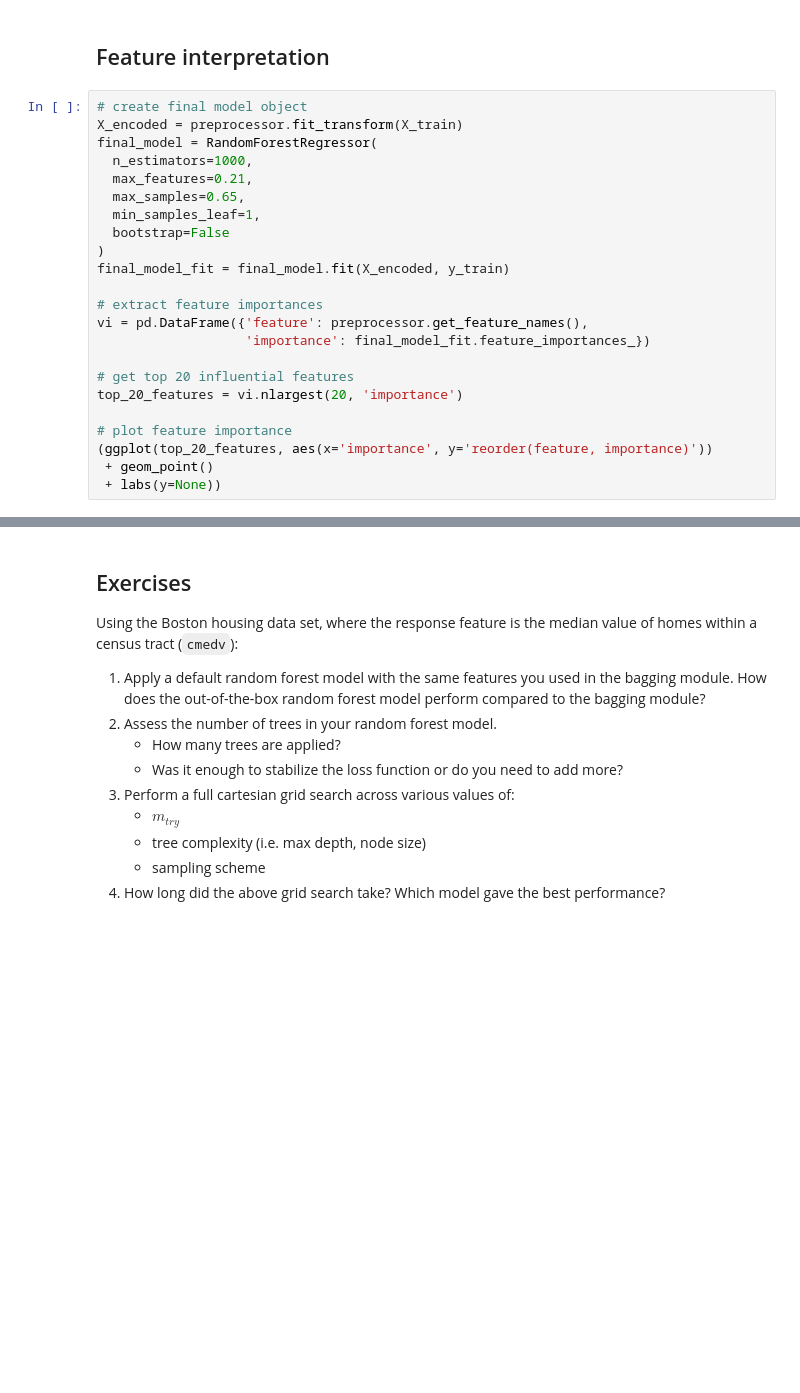
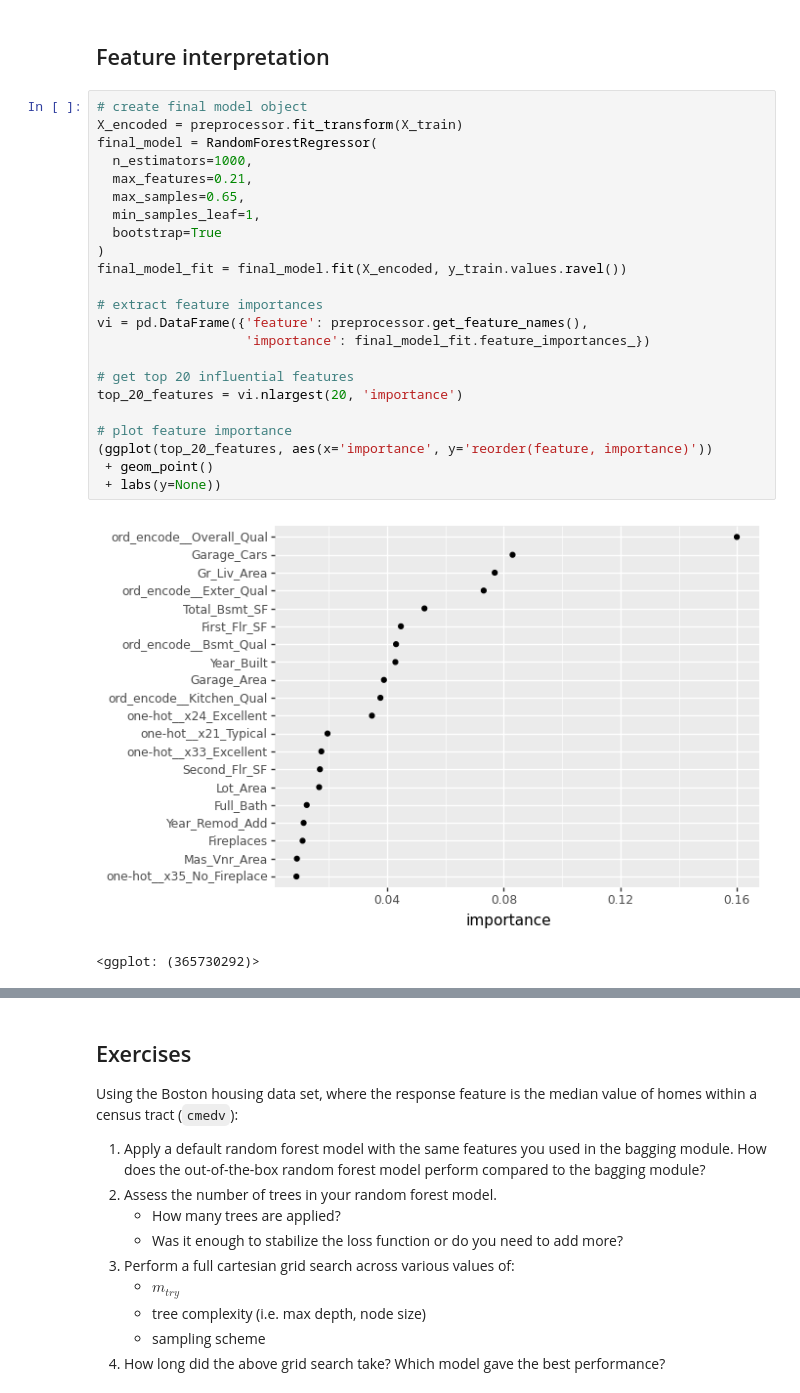
Before and after one commit to Scavetta/Misk-DSI-2022, a Jupyter notebook: 06-ML/Python/10-random-forests.ipynb, the cells around one changed output, grey strips where cells are left out. Cells and saved outputs as stored; diff of their text form; blank space fills up the shorter version.

```diff
--- a/06-ML/Python/10-random-forests.ipynb
+++ b/06-ML/Python/10-random-forests.ipynb
@@ -144,26 +164,29 @@ random_search_results.best_params_
 # %%
 # create final model object
 X_encoded = preprocessor.fit_transform(X_train)
 final_model = RandomForestRegressor(
   n_estimators=1000,
   max_features=0.21,
   max_samples=0.65,
   min_samples_leaf=1,
-  bootstrap=False
+  bootstrap=True
 )
-final_model_fit = final_model.fit(X_encoded, y_train)
+final_model_fit = final_model.fit(X_encoded, y_train.values.ravel())
 
 # extract feature importances
 vi = pd.DataFrame({'feature': preprocessor.get_feature_names(),
                    'importance': final_model_fit.feature_importances_})
 
 # get top 20 influential features
 top_20_features = vi.nlargest(20, 'importance')
 
 # plot feature importance
 (ggplot(top_20_features, aes(x='importance', y='reorder(feature, importance)'))
  + geom_point()
  + labs(y=None))
+# %% [output]
+[figure, added]
+<ggplot: (365730292)>
 # %%
 X_encoded = pd.DataFrame(X_encoded, columns=preprocessor.get_feature_names())
 pd_results = partial_dependence(
```
Also changed, not shown: parts of 8 cells of this notebook, 2 other files.
